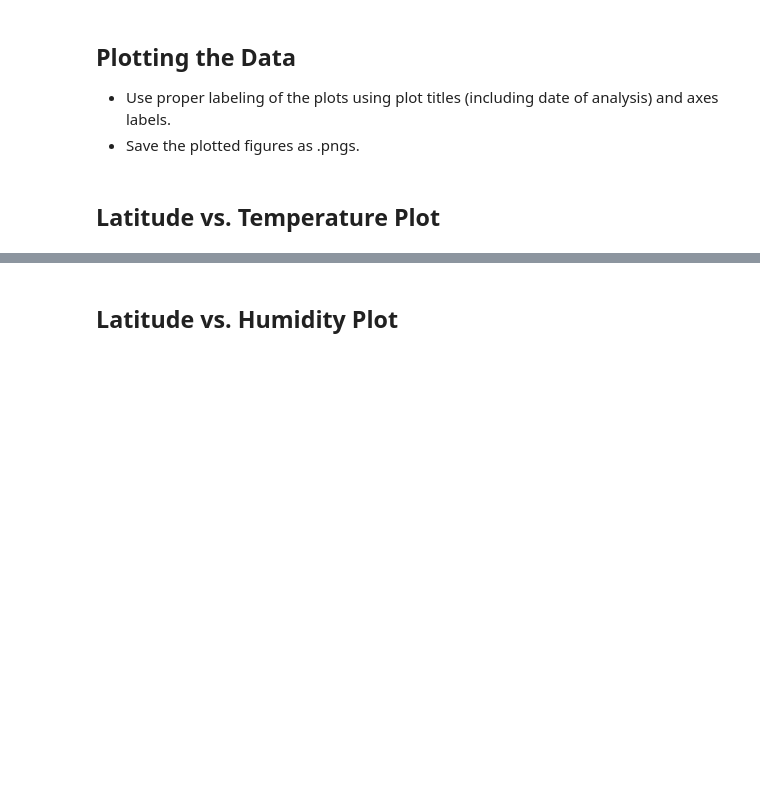
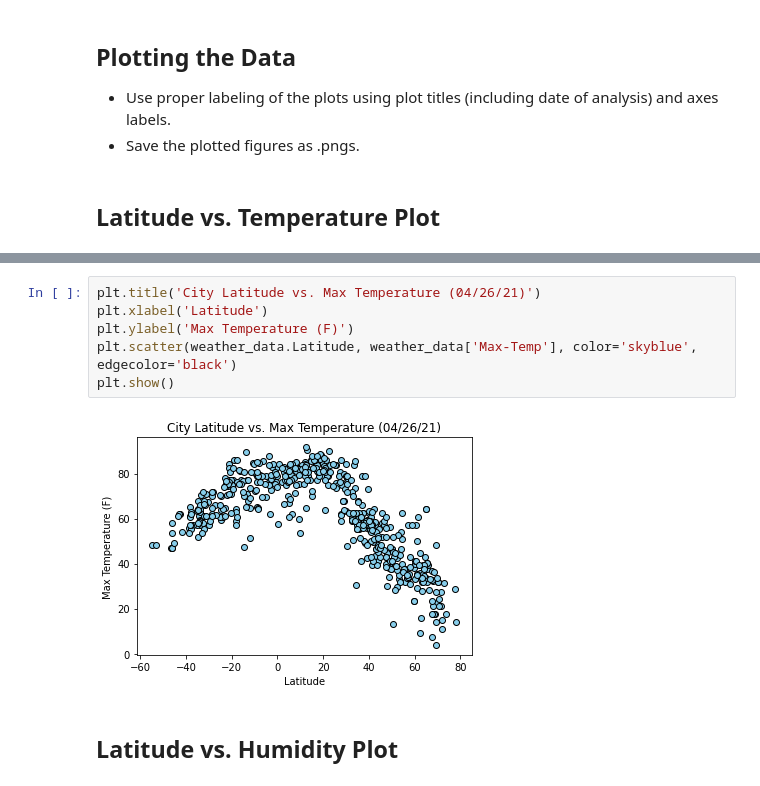
Before and after one commit to danijmartin/python-api-challenge, a Jupyter notebook: WeatherPy/WeatherPy.ipynb, the cells around one changed output, grey strips where cells are left out. Saved outputs shown, nothing was run; the diff lists cells and outputs as text; blank space fills up the shorter version.

Commit message:
Added Latitude v. Temp plot

```diff
--- a/WeatherPy/WeatherPy.ipynb
+++ b/WeatherPy/WeatherPy.ipynb
@@ -172,3 +169,11 @@ outliers
+# %%
+plt.title('City Latitude vs. Max Temperature (04/26/21)')
+plt.xlabel('Latitude')
+plt.ylabel('Max Temperature (F)')
+plt.scatter(weather_data.Latitude, weather_data['Max-Temp'], color='skyblue', edgecolor='black')
+plt.show()
+# %% [output]
+[figure, added]
 # %% [markdown]
 ## Latitude vs. Humidity Plot
 # %%
```
Also changed, not shown: parts of 1 cell of this notebook.
